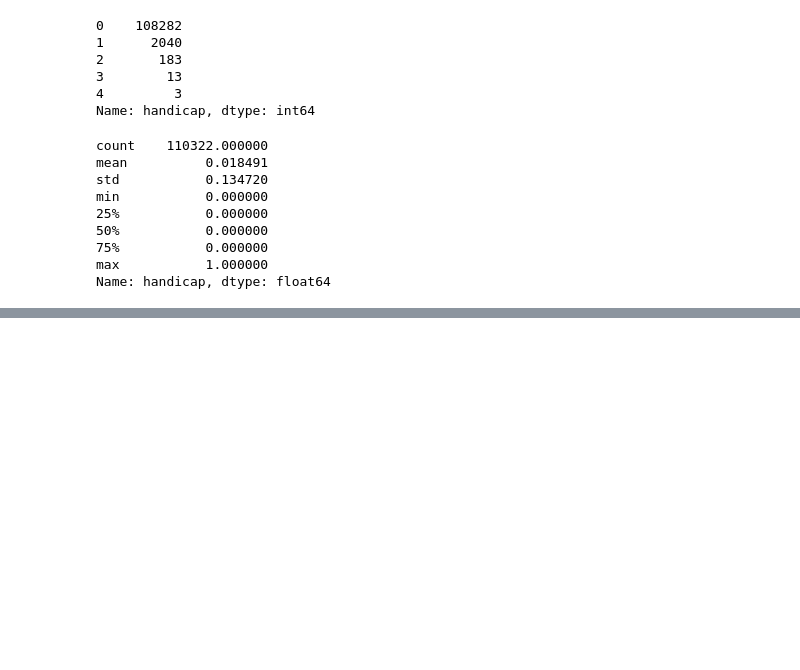
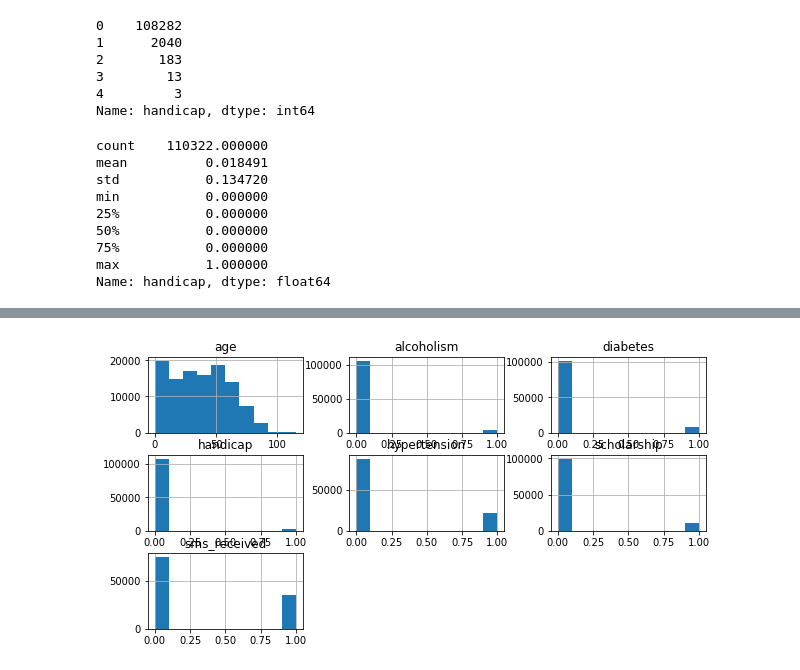
Before and after one commit to abdiganiaden/no_show_dataset_analysis, a Jupyter notebook: now_show_analysis.ipynb, the cells around one changed output, grey strips where cells are left out. Drawn from its saved outputs; the diff is of its cells as text; code cells hidden in the pictures; blank space fills up the shorter version.

```diff
--- a/now_show_analysis.ipynb
+++ b/now_show_analysis.ipynb
@@ -221,0 +265,5 @@ Name: handicap, dtype: float64
+# %%
+# show spread of data overall
+df.hist(figsize=(10,5));
+# %% [output]
+[figure, added]
```
Also changed, not shown: parts of 32 cells of this notebook.
